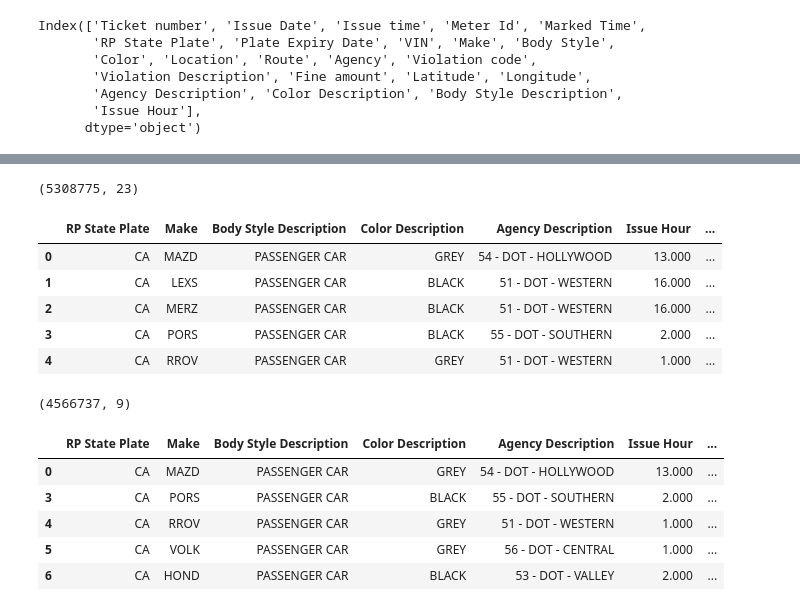
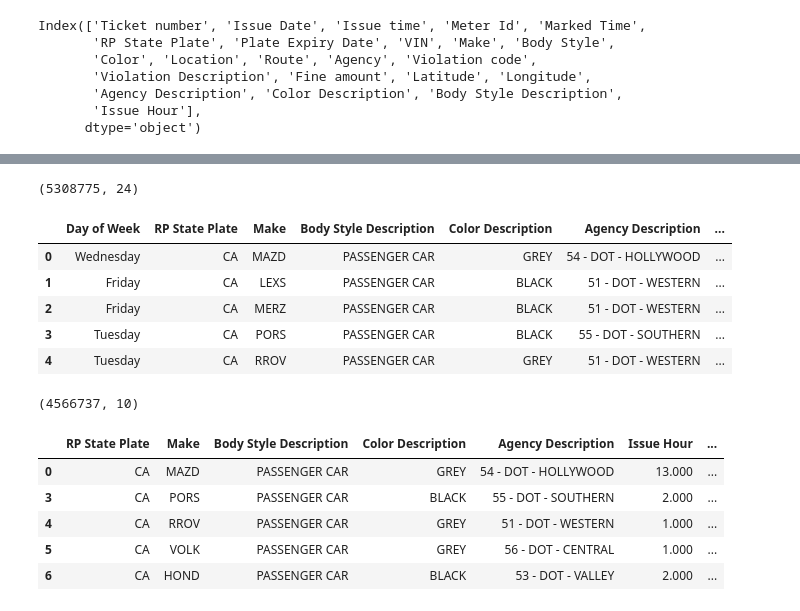
Before and after one commit to tealeave/parking-ticket-free, a Jupyter notebook: la_parking.ipynb, the cells around one changed output, grey strips where cells are left out. Cells and saved outputs as stored; diff of their text form; code cells hidden in the pictures.

```diff
--- a/la_parking.ipynb
+++ b/la_parking.ipynb
@@ -25,3 +25,4 @@ df = pd.read_csv('../parking_citation_2020_2022.csv')
 #updating formatting so that I can translate issue date to datetime
 df['Issue Date'] = df[df['Issue Date'].notnull()]['Issue Date'].apply(lambda x: x.split('T')[0])
 df['Issue Date'] = pd.to_datetime(df['Issue Date'], infer_datetime_format=True)
+df['Day of Week'] = df['Issue Date'].dt.day_name()
@@ -81,22 +92,22 @@ df['Body Style Description'].value_counts(), df['Body Style'].value_counts()
 # %%
 df.shape
 # %% [output]
-(5308775, 23)
+(5308775, 24)
 # %%
-data_df = df[[ 'RP State Plate', 'Make', 'Body Style Description', 'Color Description', 'Agency Description', 'Issue Hour', 'Latitude', 'Longitude', 'Violation Description']]
+data_df = df[[ 'Day of Week', 'RP State Plate', 'Make', 'Body Style Description', 'Color Description', 'Agency Description', 'Issue Hour', 'Latitude', 'Longitude', 'Violation Description']]
 data_df.head()
 # %% [output]
-|  | RP State Plate | Make | Body Style Description | Color Description | Agency Description | Issue Hour | ... |
-| 0 | CA | MAZD | PASSENGER CAR | GREY | 54 - DOT - HOLLYWOOD | 13.000 | ... |
-| 1 | CA | LEXS | PASSENGER CAR | BLACK | 51 - DOT - WESTERN | 16.000 | ... |
-| 2 | CA | MERZ | PASSENGER CAR | BLACK | 51 - DOT - WESTERN | 16.000 | ... |
-| 3 | CA | PORS | PASSENGER CAR | BLACK | 55 - DOT - SOUTHERN | 2.000 | ... |
-| 4 | CA | RROV | PASSENGER CAR | GREY | 51 - DOT - WESTERN | 1.000 | ... |
+|  | Day of Week | RP State Plate | Make | Body Style Description | Color Description | Agency Description | ... |
+| 0 | Wednesday | CA | MAZD | PASSENGER CAR | GREY | 54 - DOT - HOLLYWOOD | ... |
+| 1 | Friday | CA | LEXS | PASSENGER CAR | BLACK | 51 - DOT - WESTERN | ... |
+| 2 | Friday | CA | MERZ | PASSENGER CAR | BLACK | 51 - DOT - WESTERN | ... |
+| 3 | Tuesday | CA | PORS | PASSENGER CAR | BLACK | 55 - DOT - SOUTHERN | ... |
+| 4 | Tuesday | CA | RROV | PASSENGER CAR | GREY | 51 - DOT - WESTERN | ... |
 # %%
 data_df = data_df[~data_df.isna().any(axis=1)]
 data_df.shape
 # %% [output]
-(4566737, 9)
+(4566737, 10)
 # %%
 from sklearn.cluster import KMeans
 
```
Also changed, not shown: parts of 4 cells of this notebook, 5 other files.
